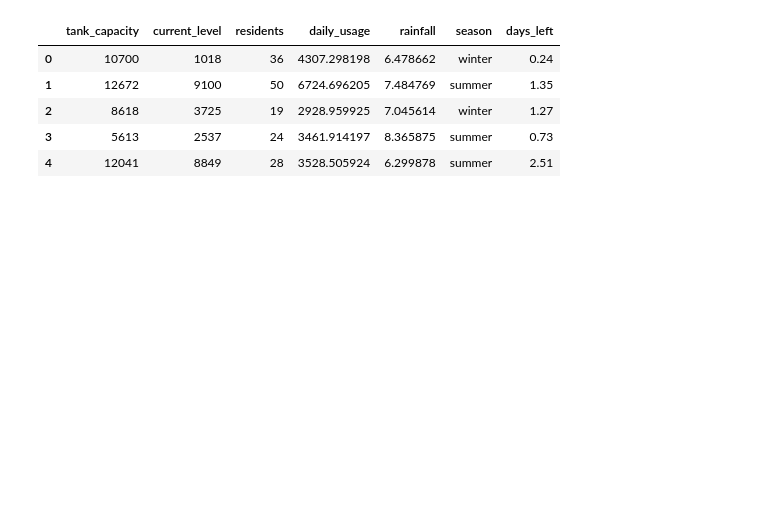
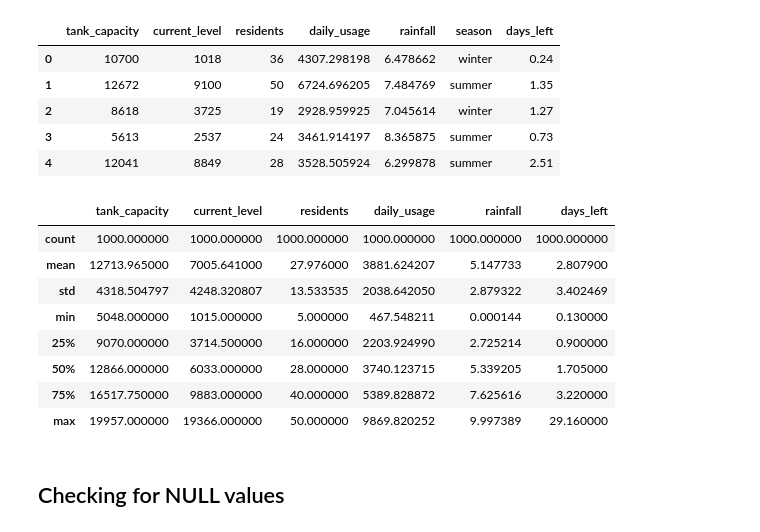
Before and after one commit to jebasinghsunderson/water-prediction-ml, a Jupyter notebook: GroundWater_Project/GroundWater_TrainedModel.ipynb, the cells around one changed output. Cells and saved outputs as stored; diff of their text form; code cells hidden in the pictures; blank space fills up the shorter version.

```diff
--- a/GroundWater_Project/GroundWater_TrainedModel.ipynb
+++ b/GroundWater_Project/GroundWater_TrainedModel.ipynb
@@ -11,3 +68,17 @@ df.head()
 | 2 | 8618 | 3725 | 19 | 2928.959925 | 7.045614 | winter | 1.27 |
 | 3 | 5613 | 2537 | 24 | 3461.914197 | 8.365875 | summer | 0.73 |
 | 4 | 12041 | 8849 | 28 | 3528.505924 | 6.299878 | summer | 2.51 |
+# %%
+df.describe()
+# %% [output]
+|  | tank_capacity | current_level | residents | daily_usage | rainfall | days_left |
+| count | 1000.000000 | 1000.000000 | 1000.000000 | 1000.000000 | 1000.000000 | 1000.000000 |
+| mean | 12713.965000 | 7005.641000 | 27.976000 | 3881.624207 | 5.147733 | 2.807900 |
+| std | 4318.504797 | 4248.320807 | 13.533535 | 2038.642050 | 2.879322 | 3.402469 |
+| min | 5048.000000 | 1015.000000 | 5.000000 | 467.548211 | 0.000144 | 0.130000 |
+| 25% | 9070.000000 | 3714.500000 | 16.000000 | 2203.924990 | 2.725214 | 0.900000 |
+| 50% | 12866.000000 | 6033.000000 | 28.000000 | 3740.123715 | 5.339205 | 1.705000 |
+| 75% | 16517.750000 | 9883.000000 | 40.000000 | 5389.828872 | 7.625616 | 3.220000 |
+| max | 19957.000000 | 19366.000000 | 50.000000 | 9869.820252 | 9.997389 | 29.160000 |
+# %% [markdown]
+## Checking for NULL values
```
Also changed, not shown: parts of 24 cells of this notebook, 1 other file.
